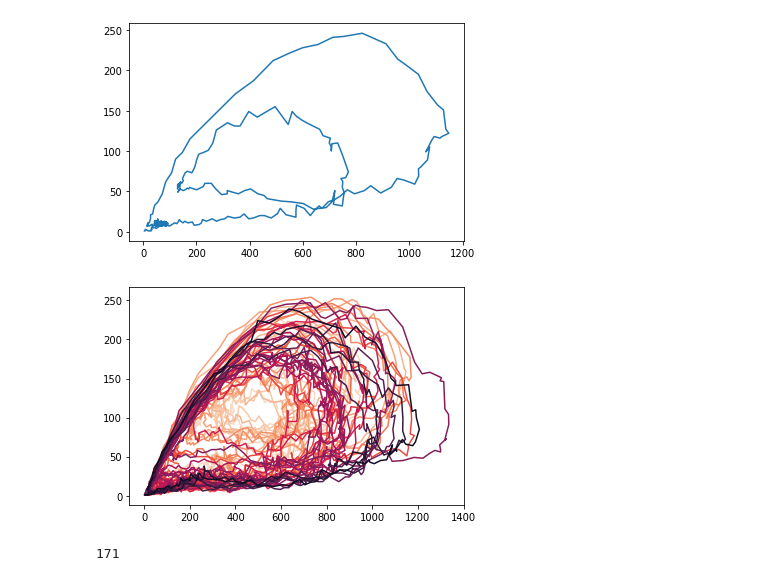
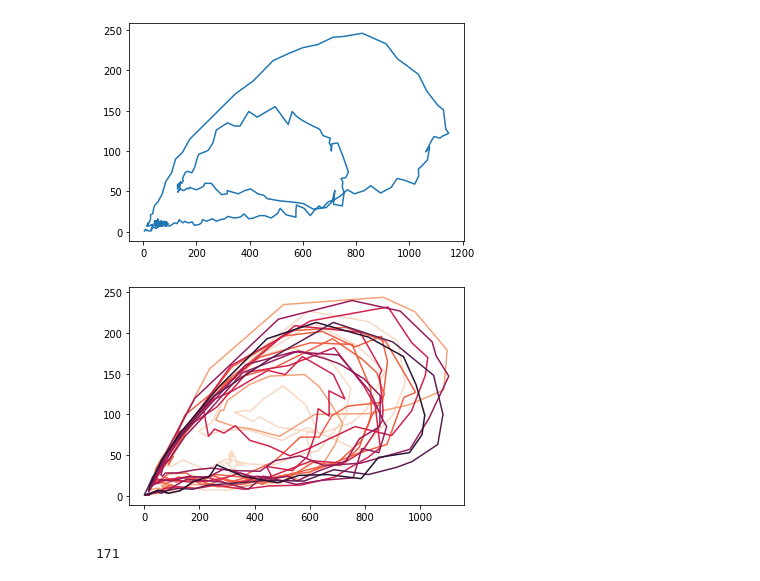
Before and after one commit to shreyaraghavendra/css_group_6, a Jupyter notebook: code/Nc_vseta.ipynb, the cells around one changed output. Cells and saved outputs as stored; diff of their text form; code cells hidden in the pictures.

```diff
--- a/code/Nc_vseta.ipynb
+++ b/code/Nc_vseta.ipynb
@@ -18,22 +6,9 @@ def simulate_tumor_growth(time_delay, generations, rows, cols, phi, rho, k1, k2,
-# %%
-GENERATIONS = 500
-ROWS = COLS = 101
-ORIGIN = (COLS // 2, ROWS // 2)
-PHI = 1000
-CANCER_INIT_POSITIONS = [(ORIGIN[0], ORIGIN[1]), (ORIGIN[0] + 1, ORIGIN[1]),
-                         (ORIGIN[0] - 1, ORIGIN[1]), (ORIGIN[0], ORIGIN[1] - 1),
-                         (ORIGIN[0], ORIGIN[1] + 1)]
-K1, K2, K3, K4 = 0.74, 0.2, 0.4, 0.4
-RHO = 3.85
-
-TIME_DELAY = 50
-NO_TIME_DELAY = 0
 # %%
 tau_histories = []
 clusters = []
 
 for tau in range(25,45):
-    history, Ms = simulate_tumor_growth(tau, GENERATIONS, ROWS, COLS, PHI, RHO, K1, K2, K3, K4, CANCER_INIT_POSITIONS, ORIGIN)
+    history, Ms = ca.simulate_tumor_growth_with_clusters(tau, GENERATIONS, ROWS, COLS, PHI, RHO, K1, K2, K3, K4, CANCER_INIT_POSITIONS, ORIGIN)
     tau_histories.append(history)
 
     indiv_clusters = [ca.find_clusters(M, ROWS,COLS) for M in Ms]
@@ -64,12 +39,15 @@ plt.plot(Nc_histories[5],clusters[5])
 # %%
 taus = [i for i in range(25,45)]
 palette = sns.color_palette('rocket_r', len(taus))
 
+
+
 for i,(history, cluster) in enumerate(zip(Nc_histories,clusters)):
-    plt.plot(history,cluster, color=palette[i])
-    if cluster == 50:
-        print()
+    slice_history = history[::5]
+    slice_cluster = cluster[::5]
+    if i %3 == 0:
+        plt.plot(slice_history,slice_cluster, color=palette[i])
 # %% [output]
-[figure, old version]
+[figure, new version]
 # %%
 # history_no_delay, M__no_delay = simulate_tumor_growth(NO_TIME_DELAY, GENERATIONS, ROWS, COLS, PHI, RHO, K1, K2, K3, K4, CANCER_INIT_POSITIONS, ORIGIN)
```
Also changed, not shown: parts of 2 cells of this notebook, 1 other file.
